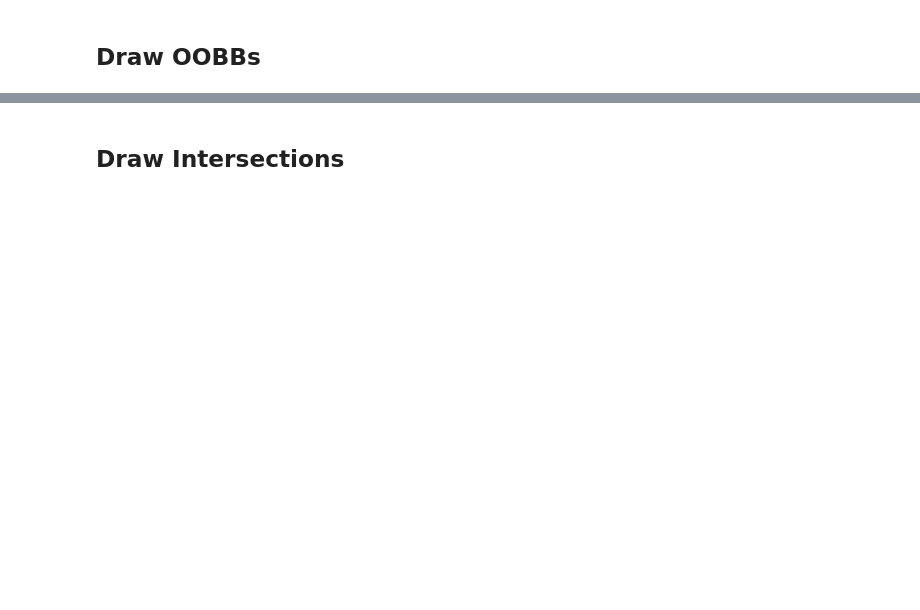
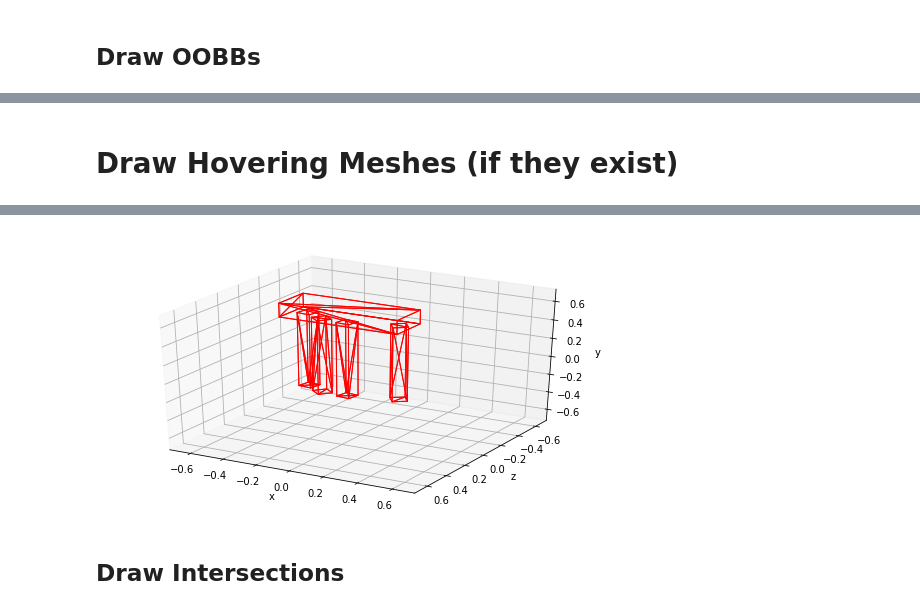
Before and after one commit to Novare/structurenet_physf, a Jupyter notebook: code/vis_pc.ipynb, the cells around one changed output, grey strips where cells are left out. Cells and saved outputs as stored; diff of their text form; code cells hidden in the pictures; blank space fills up the shorter version.

```diff
--- a/code/vis_pc.ipynb
+++ b/code/vis_pc.ipynb
@@ -187,0 +206,21 @@ draw_oobbs(ax, oobbs)
+# %% [markdown]
+# Draw Hovering Meshes (if they exist)
+# %%
+%matplotlib inline
+from compute_moi import *
+from compute_moi_util import *
+
+fig = plt.figure(figsize=(9, 5))
+extent = 0.7
+ax = fig.add_subplot(1, 1, 1, projection="3d")
+ax.set_xlim(-extent, extent)
+ax.set_ylim(extent, -extent)
+ax.set_zlim(-extent, extent)
+ax.set_xlabel('x')
+ax.set_ylabel('z')
+ax.set_zlabel('y')
+ax.set_proj_type('persp')
+
+for hm in res.hover_meshes:
+    draw_pymesh(ax, hm, color=(1.0, 0.0, 0.0))
+# %% [output]
@@ -188,3 +228,4 @@ draw_oobbs(ax, oobbs)
+[figure, added]
 # %% [markdown]
 ## Draw Intersections
 # %%
```
Also changed, not shown: parts of 6 cells of this notebook, 8 other files.
